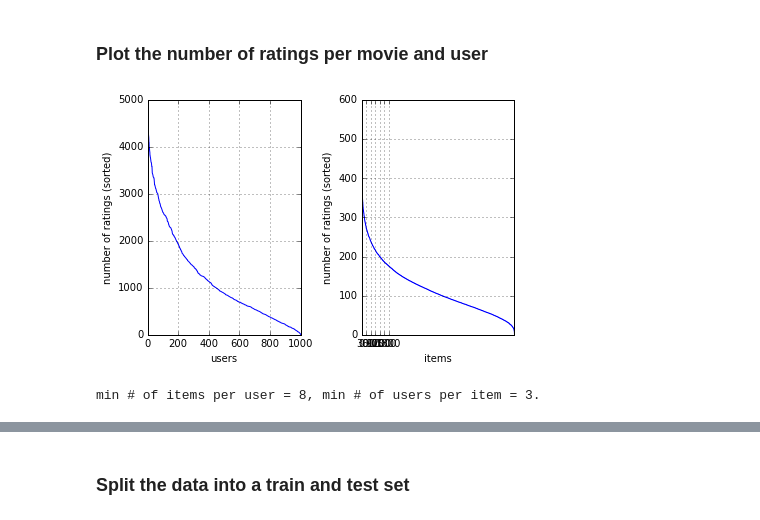
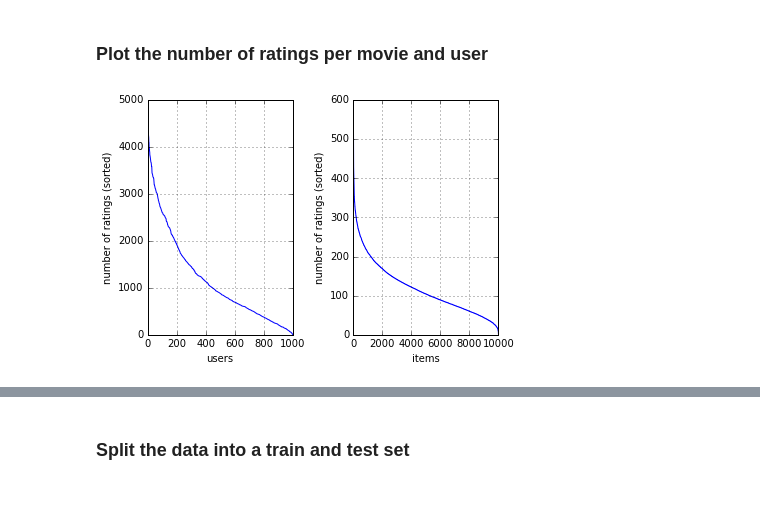
Before and after one commit to michaelheiniger/pcml-project2, a Jupyter notebook: python/MF_SGD_chiara.ipynb, the cells around one changed output, grey strips where cells are left out. Saved outputs shown, nothing was run; the diff lists cells and outputs as text; code cells hidden in the pictures.

```diff
--- a/python/MF_SGD_chiara.ipynb
+++ b/python/MF_SGD_chiara.ipynb
@@ -25,10 +25,6 @@ number of items: 10000, number of users: 1000
 # %%
 from plots import plot_raw_data
 
 num_items_per_user, num_users_per_item = plot_raw_data(ratings)
-
-print("min # of items per user = {}, min # of users per item = {}.".format(
-        min(num_items_per_user), min(num_users_per_item)))
 # %% [output]
-[figure, old version]
+[figure, new version]
-min # of items per user = 8, min # of users per item = 3.
```
Also changed, not shown: parts of 1 cell of this notebook, 10 other files.
